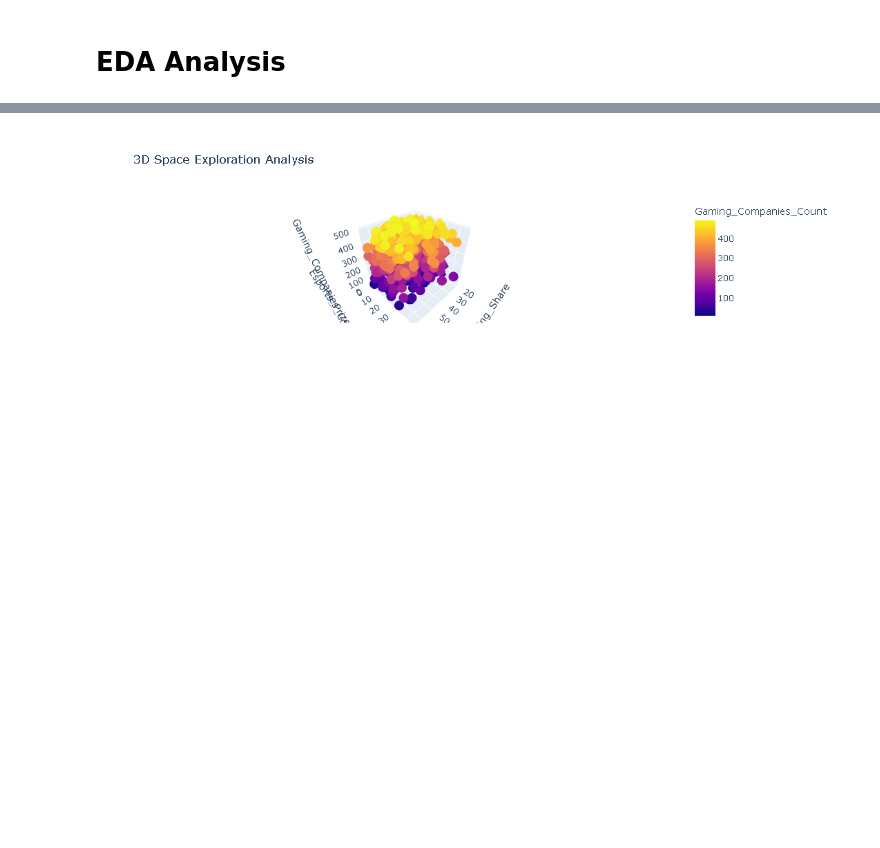
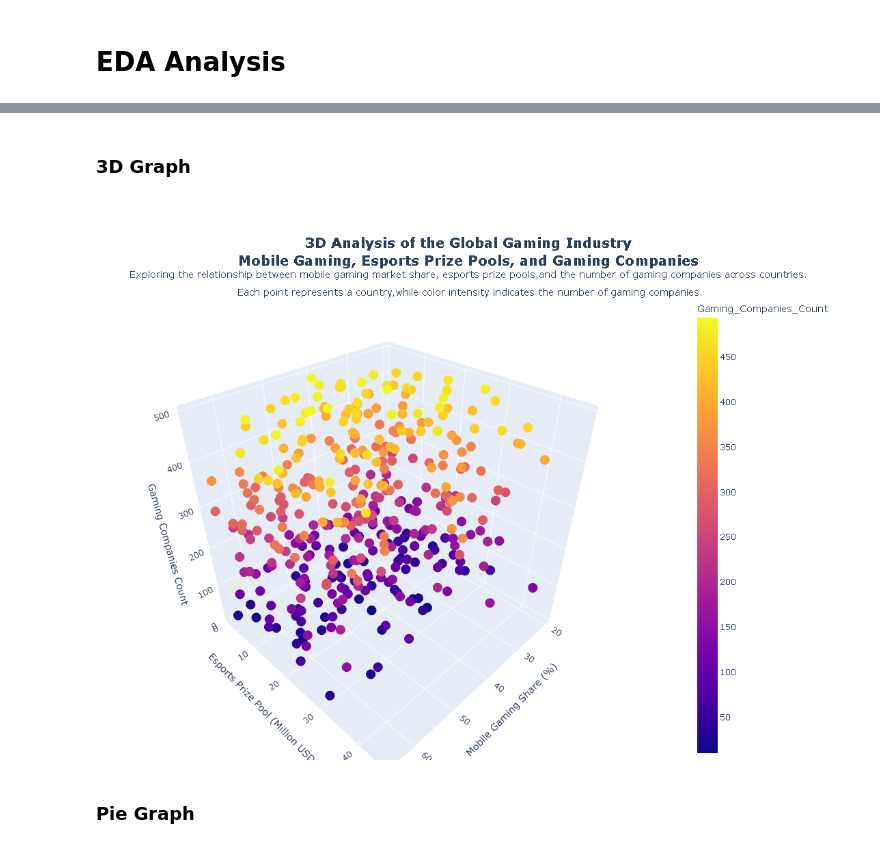
Before and after one commit to 9872himan-rgb/E-sports-project, a Jupyter notebook: game.ipynb, the cells around one changed output, grey strips where cells are left out. Drawn from its saved outputs; the diff is of its cells as text; code cells hidden in the pictures; blank space fills up the shorter version.

Commit message:
changes in graph

```diff
--- a/game.ipynb
+++ b/game.ipynb
@@ -215,8 +222,13 @@ fig.show()
 # %%
-year = df.groupby("Year")["Gaming_Revenue_BillionUSD"].mean().reset_index()
-px.line(year,
-        x="Year",
-        y="Gaming_Revenue_BillionUSD",
-        markers=True,
-        title="Average Gaming Revenue by Year").show()
+df["Esports_Revenue_MillionUSD"] = df["Esports_Revenue_MillionUSD"] *1000
+
+fig = px.scatter(
+    df,
+    x="Year",
+    y="Esports_Revenue_MillionUSD",
+    title="<b>Esports_Revenue (MillionUSD) According to Yearly.</b>",
+    color="Esports_Revenue_MillionUSD"
+)
+
+fig.show()
 # %% [output]
@@ -234,12 +262,38 @@ fig.show()
+# %% [markdown]
+### 3D Graph
 # %%
-fig = px.scatter_3d(df,
-                    x="Mobile_Gaming_Share",
-                    y="Esports_PrizePool_MillionUSD",
-                    z="Gaming_Companies_Count",
-                    color="Gaming_Companies_Count",
-                    hover_name="Country",
-                    title="3D Space Exploration Analysis")
+fig = px.scatter_3d(
+    df,
+    x="Mobile_Gaming_Share",
+    y="Esports_PrizePool_MillionUSD",
+    z="Gaming_Companies_Count",
+    color="Gaming_Companies_Count",
+    hover_name="Country",
+    title=(
+        "<b>3D Analysis of the Global Gaming Industry</b><br>"
+        "<b>Mobile Gaming, Esports Prize Pools, and Gaming Companies</b><br>"
+        "<sup>Exploring the relationship between mobile gaming market share, esports prize pools,and the number of gaming companies across countries.</br> "
+        "Each point represents a country,while color intensity indicates the number of gaming companies.</sup>"
+        )
+)
+fig.update_layout(
+    title={
+        "x": 0.5,
+        "xanchor": "center",
+        "font": {"size": 20}
+    },
+    width=1100,
+    height=800,
+    margin=dict(l=0, r=0, t=140, b=0),
+    scene=dict(
+        xaxis_title="Mobile Gaming Share (%)",
+        yaxis_title="Esports Prize Pool (Million USD)",
+        zaxis_title="Gaming Companies Count"
+    )
+)
 fig.show()
 # %% [output]
-[figure, old version]
+[figure, new version]
+# %% [markdown]
+### Pie Graph
 # %%
```
Also changed, not shown: parts of 26 cells of this notebook.
